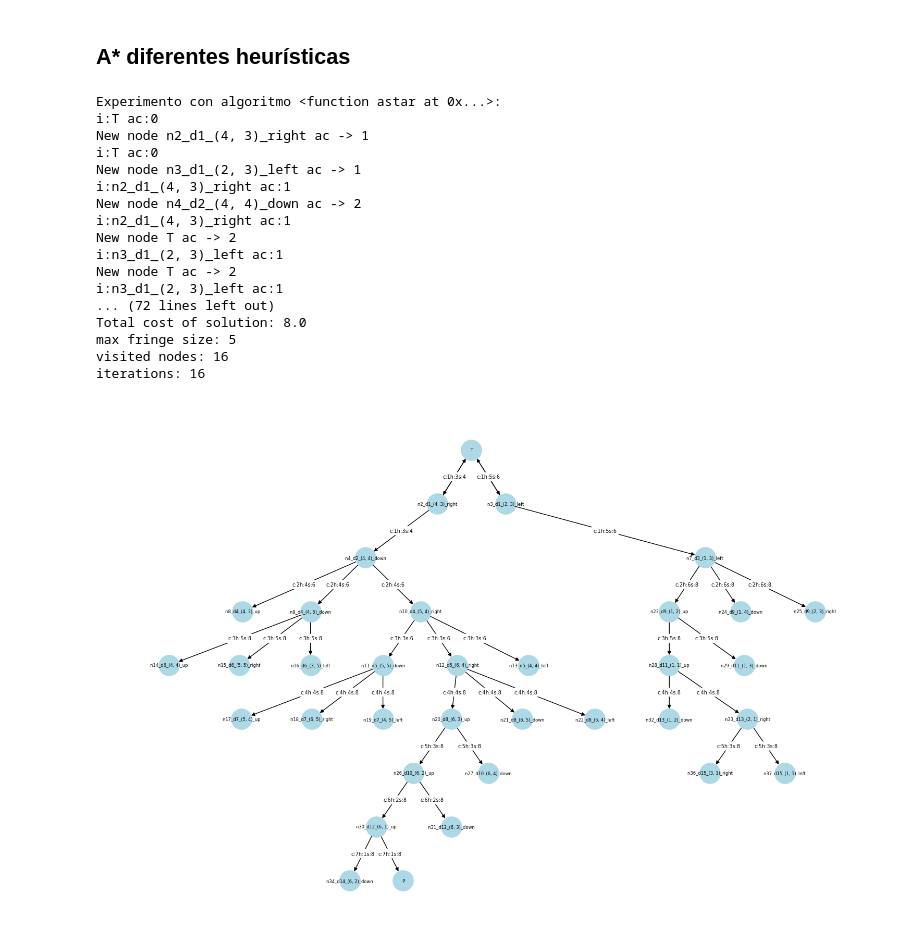
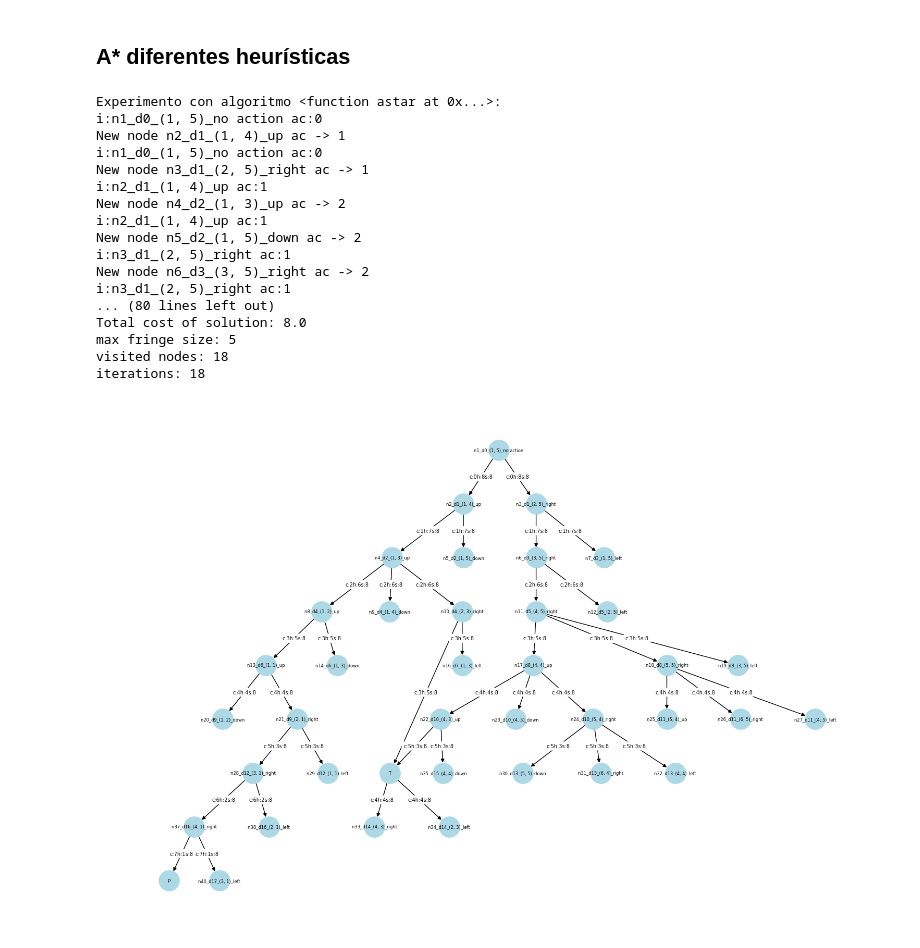
Before and after one commit to UNIR-RPA/UNIR-RPA-ACTIVIDAD-1, a Jupyter notebook: miunar04_act1/Cuaderno_Actividad_1_Búsqueda.ipynb, the cells around one changed output. Drawn from its saved outputs; the diff is of its cells as text; code cells hidden in the pictures.

```diff
--- a/miunar04_act1/Cuaderno_Actividad_1_Búsqueda.ipynb
+++ b/miunar04_act1/Cuaderno_Actividad_1_Búsqueda.ipynb
@@ -631,7 +631,7 @@ i:n3_d1_(2, 3)_left ac:2
 # 2024 Modified by: Alejandro Cervantes
 # Configuración y llamada para el caso 3
 # Se utiliza el mismo mapa y se usan diferentes heurísticas
-
+'''
 MAP_ASCII = """
 ########
 #    P #
@@ -639,6 +639,17 @@ MAP_ASCII = """
 #  T # #
 # ##   #
 #      #
+########
+"""
+'''
+
+MAP_ASCII = """
+########
+#    P #
+# #### #
+#    # #
+# ##   #
+#T     #
 ########
 """
 
@@ -654,48 +665,48 @@ nodes = []
 edges = []
 depth_count = 1
 label_with_heuristic_number = True
 
 algorithms=(astar,)
 main (MAP_ASCII,COSTS,algorithms,1)
 
 # Crear un grafo tipo árbol
 G = nx.DiGraph()
 
 G.add_edges_from(edges)
 
 # for edge in edges:
 #     print(edge)
 
 # Dibujar el grafo con un diseño jerárquico
 pos = nx.nx_agraph.graphviz_layout(G, prog="dot")  # Necesita Graphviz instalado
 plt.figure(figsize=(15, 10))
 nx.draw(G, pos, with_labels=True, arrows=True, node_size=800, node_color="lightblue", font_size=6)
 
 # Get edge labels and draw them
 edge_labels = nx.get_edge_attributes(G, "cost")
 nx.draw_networkx_edge_labels(G, pos, edge_labels=edge_labels, font_size=7, rotate=False)
 
 # Mostrar el árbol
 plt.show()
 # %% [output]
 Experimento con algoritmo <function astar at 0x...>:
-i:T ac:0
-New node n2_d1_(4, 3)_right ac -> 1
-i:T ac:0
-New node n3_d1_(2, 3)_left ac -> 1
-i:n2_d1_(4, 3)_right ac:1
-New node n4_d2_(4, 4)_down ac -> 2
-i:n2_d1_(4, 3)_right ac:1
-New node T ac -> 2
-i:n3_d1_(2, 3)_left ac:1
-New node T ac -> 2
-i:n3_d1_(2, 3)_left ac:1
-... (72 lines left out)
+i:n1_d0_(1, 5)_no action ac:0
+New node n2_d1_(1, 4)_up ac -> 1
+i:n1_d0_(1, 5)_no action ac:0
+New node n3_d1_(2, 5)_right ac -> 1
+i:n2_d1_(1, 4)_up ac:1
+New node n4_d2_(1, 3)_up ac -> 2
+i:n2_d1_(1, 4)_up ac:1
+New node n5_d2_(1, 5)_down ac -> 2
+i:n3_d1_(2, 5)_right ac:1
+New node n6_d3_(3, 5)_right ac -> 2
+i:n3_d1_(2, 5)_right ac:1
+... (80 lines left out)
 Total cost of solution: 8.0
 max fringe size: 5
-visited nodes: 16
-iterations: 16
+visited nodes: 18
+iterations: 18
-[figure, old version]
+[figure, new version]
 # %%
 node_count = 0
 nodes = []
```
Also changed, not shown: parts of 13 cells of this notebook.
